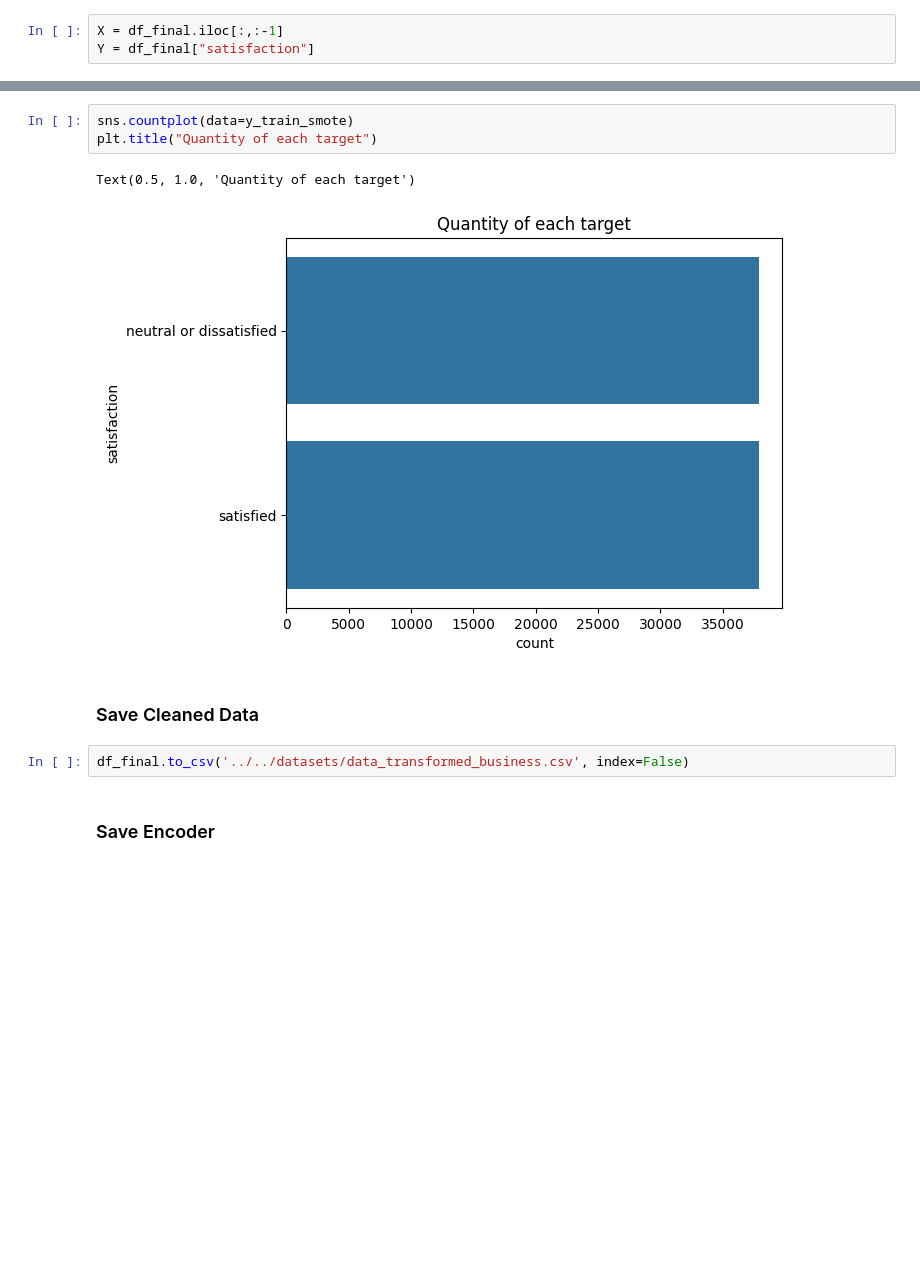
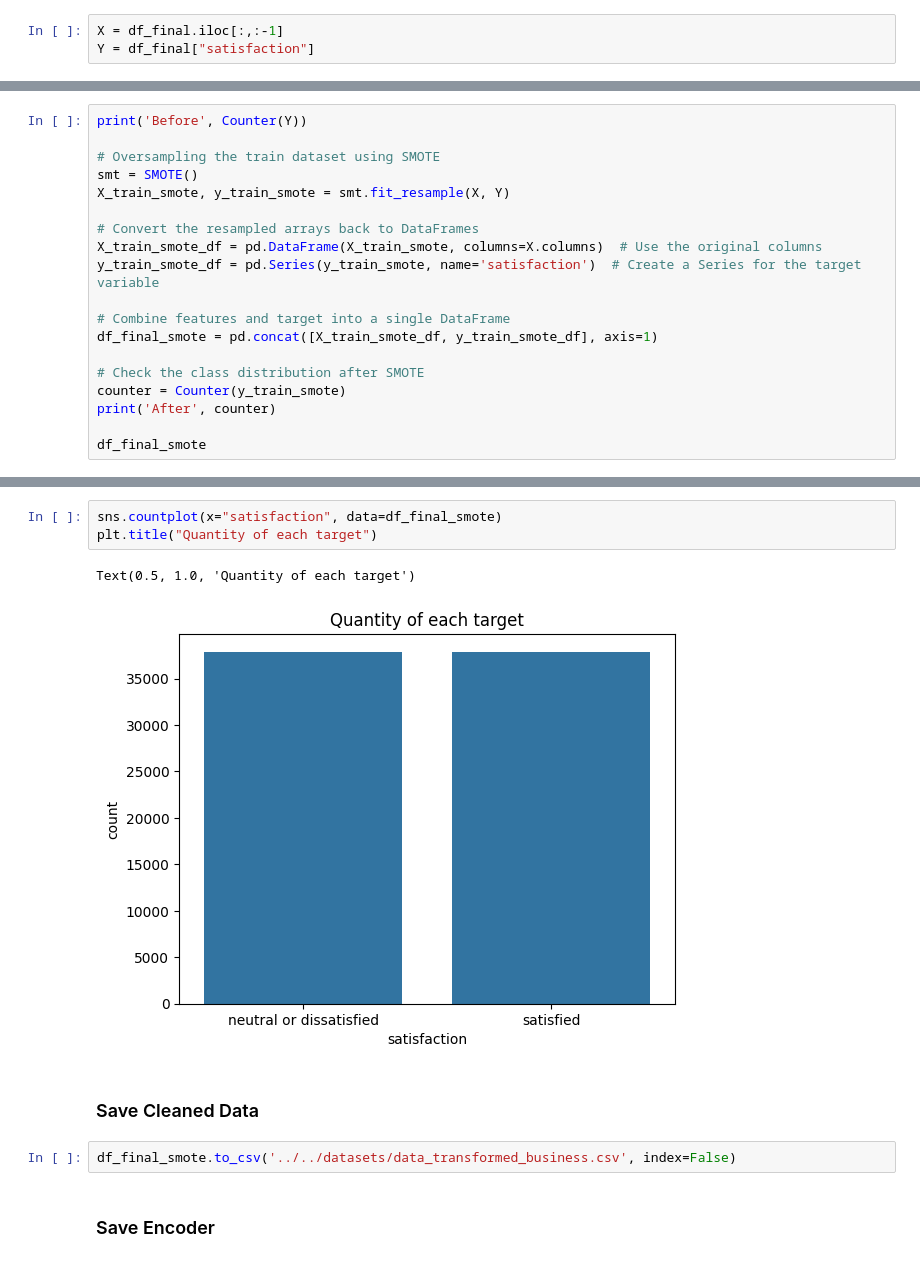
Before and after one commit to MLol-3/AeroPulse, a Jupyter notebook: final-analysis/DataCleansing/bussiness.ipynb, the cells around one changed output, grey strips where cells are left out. Drawn from its saved outputs; the diff is of its cells as text; blank space fills up the shorter version.

Commit message:
:zap: : add SMOTE in to cleansing pipeline.

```diff
--- a/final-analysis/DataCleansing/bussiness.ipynb
+++ b/final-analysis/DataCleansing/bussiness.ipynb
@@ -256,0 +244,19 @@ After Counter({'neutral or dissatisfied': 37890, 'satisfied': 37890})
+# %%
+print('Before', Counter(Y))
+
+# Oversampling the train dataset using SMOTE
+smt = SMOTE()
+X_train_smote, y_train_smote = smt.fit_resample(X, Y)
+
+# Convert the resampled arrays back to DataFrames
+X_train_smote_df = pd.DataFrame(X_train_smote, columns=X.columns)  # Use the original columns
+y_train_smote_df = pd.Series(y_train_smote, name='satisfaction')  # Create a Series for the target variable
+
+# Combine features and target into a single DataFrame
+df_final_smote = pd.concat([X_train_smote_df, y_train_smote_df], axis=1)
+
+# Check the class distribution after SMOTE
+counter = Counter(y_train_smote)
+print('After', counter)
+
+df_final_smote
@@ -257,13 +279,13 @@ After Counter({'neutral or dissatisfied': 37890, 'satisfied': 37890})
 # %%
-sns.countplot(data=y_train_smote)
+sns.countplot(x="satisfaction", data=df_final_smote)
 plt.title("Quantity of each target")
 # %% [output]
 Text(0.5, 1.0, 'Quantity of each target')
-[figure, old version]
+[figure, new version]
 # %% [markdown]
 ### Save Cleaned Data
 # %%
-df_final.to_csv('../../datasets/data_transformed_business.csv', index=False)
+df_final_smote.to_csv('../../datasets/data_transformed_business.csv', index=False)
 # %% [markdown]
 ### Save Encoder
 # %%
```
Also changed, not shown: parts of 2 cells of this notebook, 5 other files.
